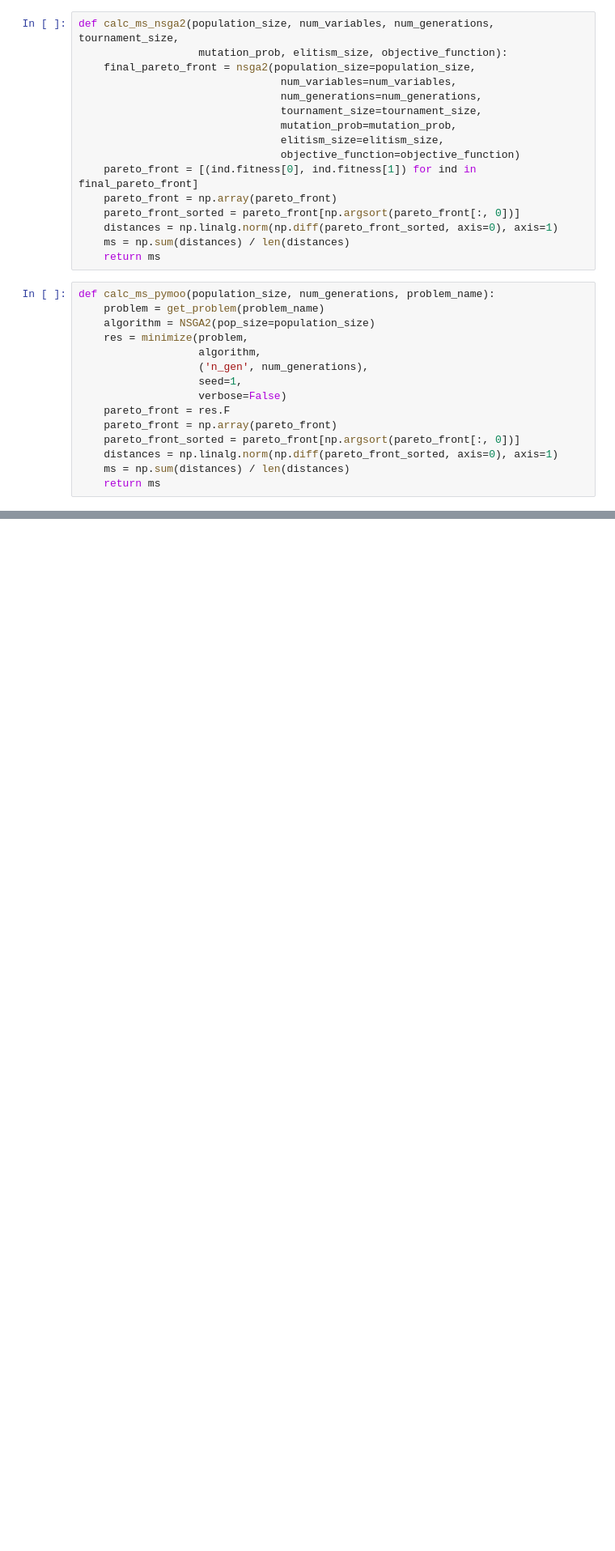
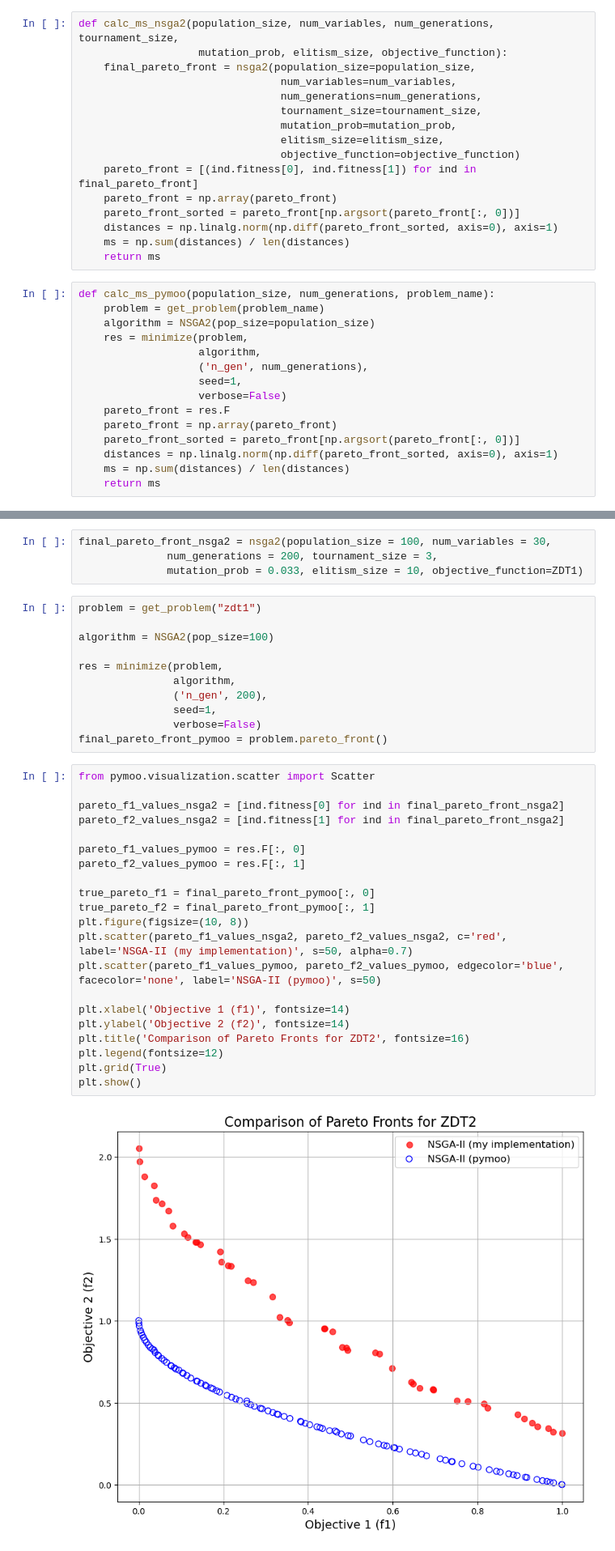
Before and after one commit to stasadjordjevic/NSGA-II, a Jupyter notebook: comparison.ipynb, the cells around one changed output, grey strips where cells are left out. Shown at 81% size. Saved outputs shown, nothing was run; the diff lists cells and outputs as text; blank space fills up the shorter version.

Commit message:
Add distribution comparison and refactor code

```diff
--- a/comparison.ipynb
+++ b/comparison.ipynb
@@ -148,0 +111,38 @@ plt.show()
+# %%
+final_pareto_front_nsga2 = nsga2(population_size = 100, num_variables = 30,
+              num_generations = 200, tournament_size = 3,
+              mutation_prob = 0.033, elitism_size = 10, objective_function=ZDT1)
+# %%
+problem = get_problem("zdt1")
+
+algorithm = NSGA2(pop_size=100)
+
+res = minimize(problem,
+               algorithm,
+               ('n_gen', 200),
+               seed=1,
+               verbose=False)
+final_pareto_front_pymoo = problem.pareto_front()
+# %%
+from pymoo.visualization.scatter import Scatter
+
+pareto_f1_values_nsga2 = [ind.fitness[0] for ind in final_pareto_front_nsga2]
+pareto_f2_values_nsga2 = [ind.fitness[1] for ind in final_pareto_front_nsga2]
+
+pareto_f1_values_pymoo = res.F[:, 0]
+pareto_f2_values_pymoo = res.F[:, 1]
+
+true_pareto_f1 = final_pareto_front_pymoo[:, 0]
+true_pareto_f2 = final_pareto_front_pymoo[:, 1]
+plt.figure(figsize=(10, 8))
+plt.scatter(pareto_f1_values_nsga2, pareto_f2_values_nsga2, c='red', label='NSGA-II (my implementation)', s=50, alpha=0.7)
+plt.scatter(pareto_f1_values_pymoo, pareto_f2_values_pymoo, edgecolor='blue', facecolor='none', label='NSGA-II (pymoo)', s=50)
+
+plt.xlabel('Objective 1 (f1)', fontsize=14)
+plt.ylabel('Objective 2 (f2)', fontsize=14)
+plt.title('Comparison of Pareto Fronts for ZDT2', fontsize=16)
+plt.legend(fontsize=12)
+plt.grid(True)
+plt.show()
+# %% [output]
+[figure, added]
```
Also changed, not shown: parts of 7 cells of this notebook, 4 other files.
